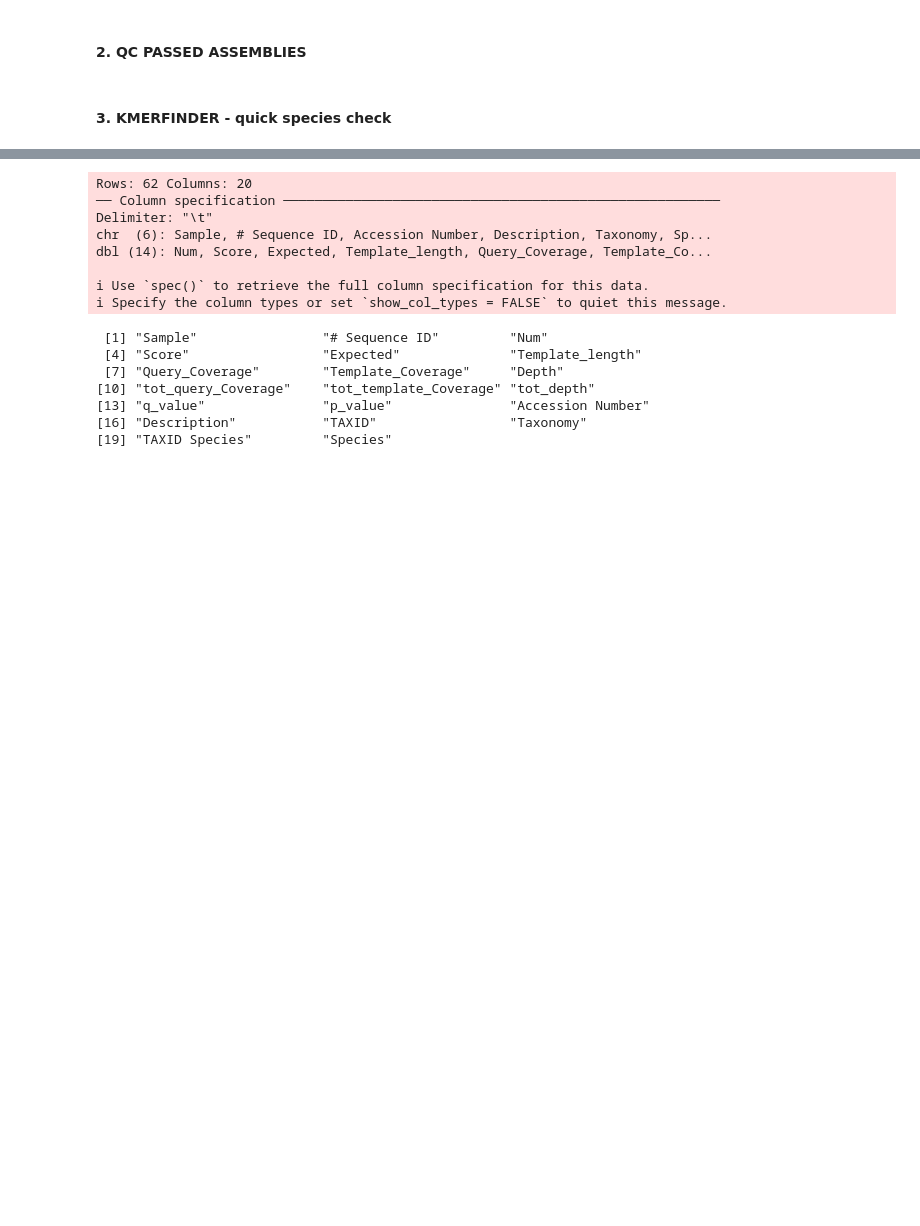
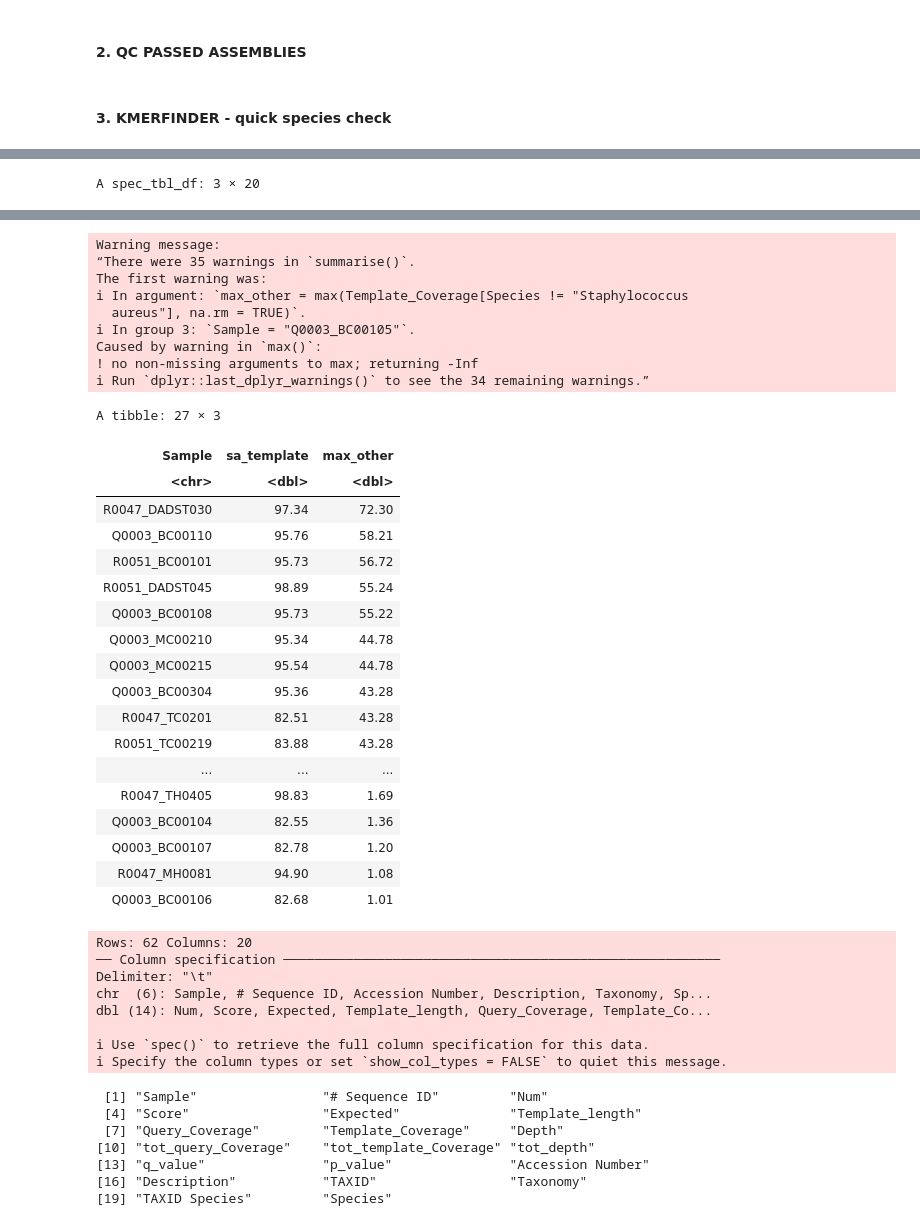
Before and after one commit to andregodinhodtu/23262_infectious_disease_project, a Jupyter notebook: source/analysis/kmer_mlst_resfinder.ipynb, the cells around one changed output, grey strips where cells are left out. Drawn from its saved outputs; the diff is of its cells as text; code cells hidden in the pictures; blank space fills up the shorter version.

```diff
--- a/source/analysis/resfinder.ipynb
+++ b/source/analysis/kmer_mlst_resfinder.ipynb
@@ -113,0 +147,18 @@ passed_samples <- read_lines("../../results_for_analysis/metadata/sample_list_QC
+# %%
+# show any non-S.aureus hits with substantial coverage
+species_df_best5 |>
+  filter(Species != "Staphylococcus aureus", Template_Coverage >= 20 | Query_Coverage >= 20,
+        Template_length >= 100) |>
+  arrange(desc(Template_Coverage), desc(Query_Coverage))
+
+# per-sample summary: S.aureus coverage vs max other-species coverage
+species_df_best5 |>
+  group_by(Sample) |>
+  summarise(
+    sa_template = max(Template_Coverage[Species == "Staphylococcus aureus"], na.rm = TRUE),
+    max_other   = max(Template_Coverage[Species != "Staphylococcus aureus"], na.rm = TRUE)
+  ) |>
+  filter(max_other != -Inf) |>
+  arrange(desc(max_other))
+# %% [output]
+A spec_tbl_df: 3 × 20
@@ -114,3 +170,31 @@ passed_samples <- read_lines("../../results_for_analysis/metadata/sample_list_QC
+Warning message:
+“There were 35 warnings in `summarise()`.
+The first warning was:
+ℹ In argument: `max_other = max(Template_Coverage[Species != "Staphylococcus
+  aureus"], na.rm = TRUE)`.
+ℹ In group 3: `Sample = "Q0003_BC00105"`.
+Caused by warning in `max()`:
+! no non-missing arguments to max; returning -Inf
+ℹ Run `dplyr::last_dplyr_warnings()` to see the 34 remaining warnings.”
+A tibble: 27 × 3
+| Sample | sa_template | max_other |
+| <chr> | <dbl> | <dbl> |
+| R0047_DADST030 | 97.34 | 72.30 |
+| Q0003_BC00110 | 95.76 | 58.21 |
+| R0051_BC00101 | 95.73 | 56.72 |
+| R0051_DADST045 | 98.89 | 55.24 |
+| Q0003_BC00108 | 95.73 | 55.22 |
+| Q0003_MC00210 | 95.34 | 44.78 |
+| Q0003_MC00215 | 95.54 | 44.78 |
+| Q0003_BC00304 | 95.36 | 43.28 |
+| R0047_TC0201 | 82.51 | 43.28 |
+| R0051_TC00219 | 83.88 | 43.28 |
+| ... | ... | ... |
+| R0047_TH0405 | 98.83 | 1.69 |
+| Q0003_BC00104 | 82.55 | 1.36 |
+| Q0003_BC00107 | 82.78 | 1.20 |
+| R0047_MH0081 | 94.90 | 1.08 |
+| Q0003_BC00106 | 82.68 | 1.01 |
 # %%
 species_df <- read_tsv("../../results_for_analysis/kmerfinder/kmerfinder_for_trimmed_reads/kmerfinder_summary_1st_hit.txt")
 
```
Also changed, not shown: parts of 4 cells of this notebook.
